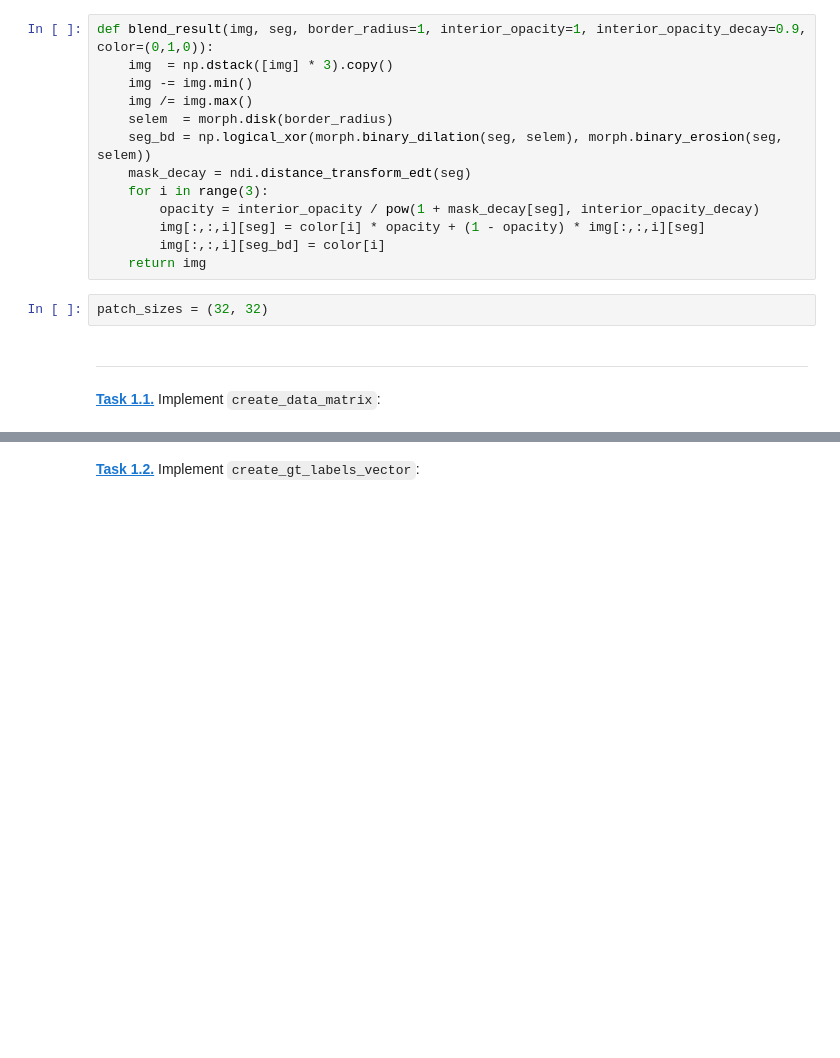
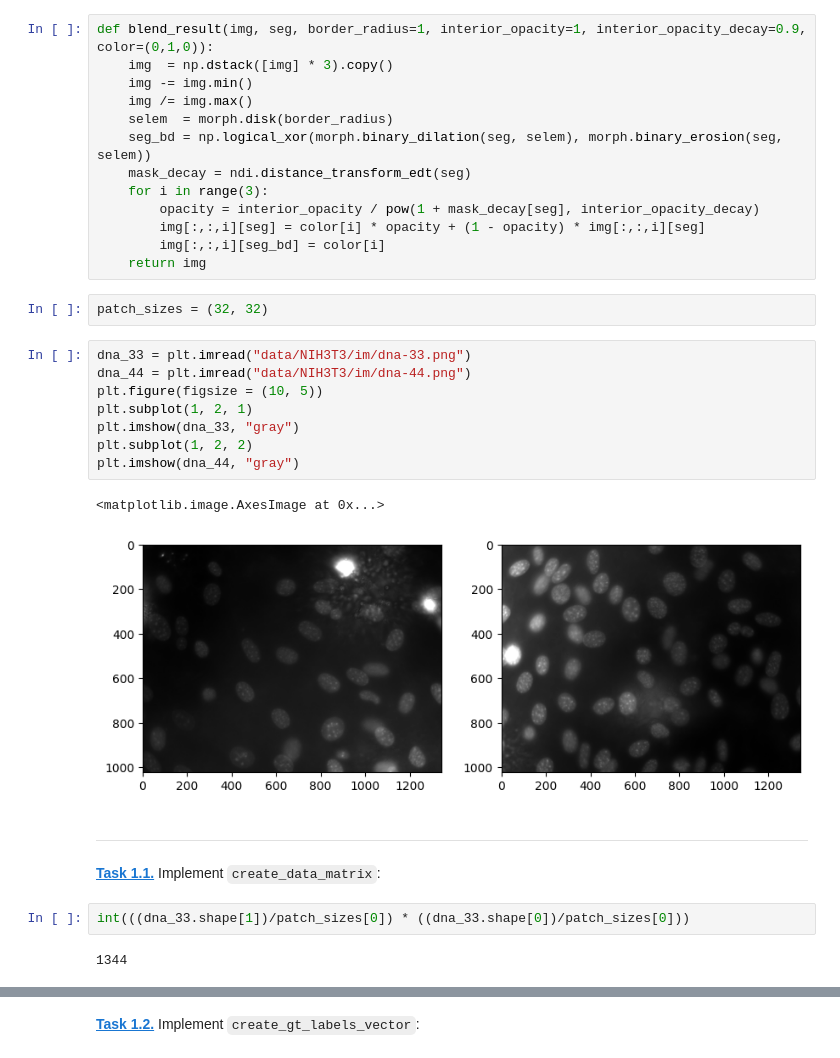
Before and after one commit to tilmannstieglitz/mobi-fs5-python, a Jupyter notebook: svm_segm.ipynb, the cells around one changed output, grey strips where cells are left out. Drawn from its saved outputs; the diff is of its cells as text; blank space fills up the shorter version.

```diff
--- a/svm_segm.ipynb
+++ b/svm_segm.ipynb
@@ -25,7 +25,22 @@ def blend_result(img, seg, border_radius=1, interior_opacity=1, interior_opacity
     return img
 # %%
 patch_sizes = (32, 32)
+# %%
+dna_33 = plt.imread("data/NIH3T3/im/dna-33.png")
+dna_44 = plt.imread("data/NIH3T3/im/dna-44.png")
+plt.figure(figsize = (10, 5))
+plt.subplot(1, 2, 1)
+plt.imshow(dna_33, "gray")
+plt.subplot(1, 2, 2)
+plt.imshow(dna_44, "gray")
+# %% [output]
+<matplotlib.image.AxesImage at 0x...>
+[figure, added]
 # %% [markdown]
 ---
 
 **[Task 1.1.]()** Implement `create_data_matrix`:
+# %%
+int(((dna_33.shape[1])/patch_sizes[0]) * ((dna_33.shape[0])/patch_sizes[0]))
+# %% [output]
+1344
```
Also changed, not shown: parts of 11 cells of this notebook, 1 other file.
